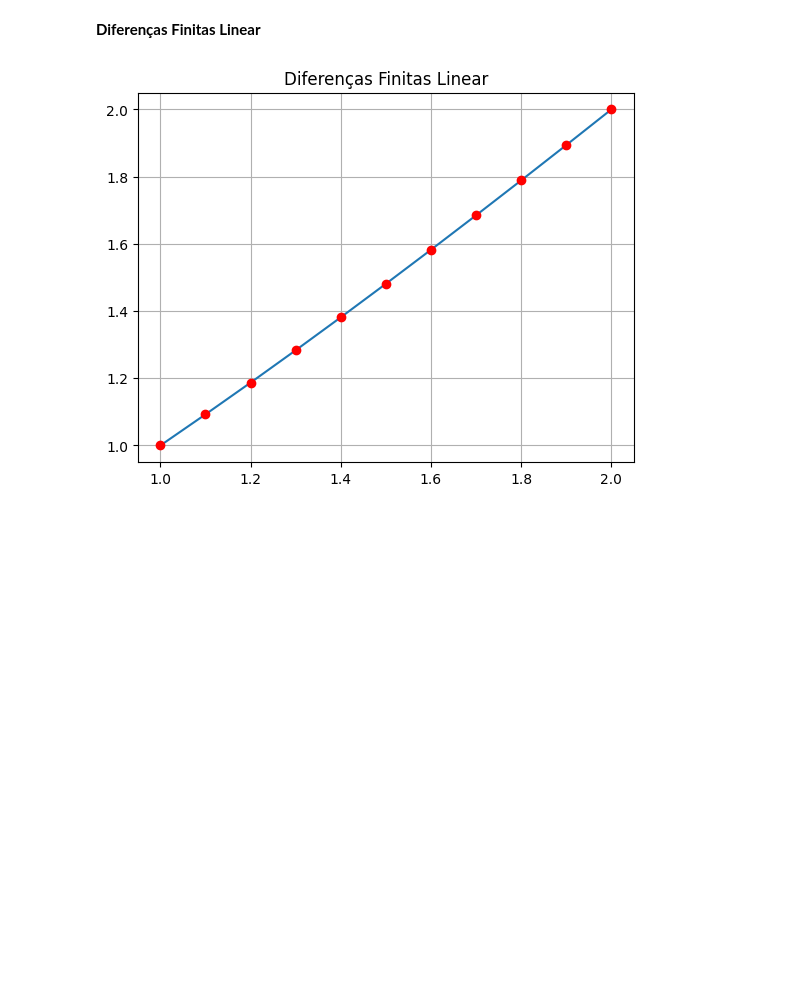
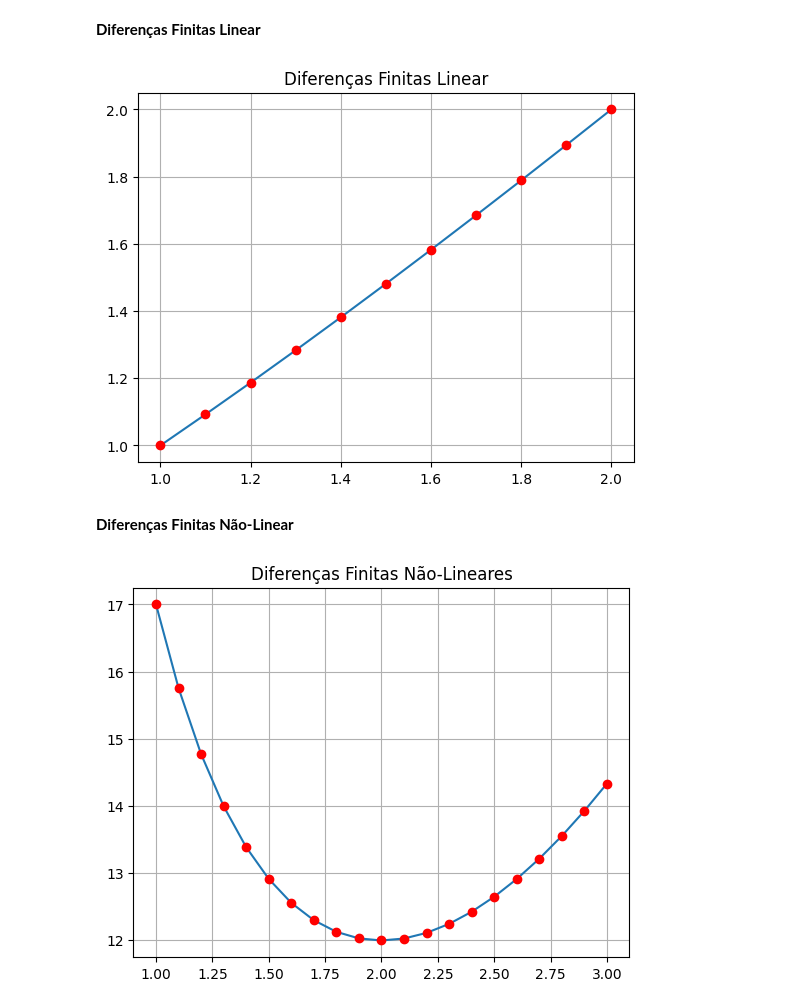
Before and after one commit to JonathanWNogueira/burden_numerical_analysis, a Jupyter notebook: 11.ipynb, the cells around one changed output. Saved outputs shown, nothing was run; the diff lists cells and outputs as text; code cells hidden in the pictures; blank space fills up the shorter version.

Commit message:
non-linear fdm

```diff
--- a/11.ipynb
+++ b/11.ipynb
@@ -71,12 +72,10 @@ def linear_shooting(a, b, alpha, beta, p, q, r, N = 10):
 
     return x, w1, w2
 
-a = 1.0
-b = 2.0
-y0 = 1
-dy0 = 2
+a ,b = 1, 2
+ya, yb = 1, 2
 
-x, w1, w2 = linear_shooting(a, b, y0, dy0, p, q, r)
+x, w1, w2 = linear_shooting(a, b, ya, yb, p, q, r)
 
 plt.title("Shooting Linear")
 plt.plot(x, w1, label = 'f')
@@ -174,7 +172,7 @@ plt.show()
 # %% [markdown]
 **Diferenças Finitas Linear**
 # %%
-def linear_finite_dif(a, b, alpha, beta, N = 9):
+def linear_finite_dif(a, b, alpha, beta, p, q, r, N = 9):
     h = (b - a) / (N + 1)
 
     A = np.zeros(N+1)
@@ -230,7 +228,7 @@ def linear_finite_dif(a, b, alpha, beta, N = 9):
 a, b = 1, 2
 ya, yb = 1, 2
 
-x, w = linear_finite_dif(a, b, ya, yb)
+x, w = linear_finite_dif(a, b, ya, yb, p, q, r)
 
 plt.title("Diferenças Finitas Linear")
 plt.plot(x, w)
@@ -239,3 +237,65 @@ plt.grid()
 plt.show()
 # %% [output]
 [figure]
+# %% [markdown]
+**Diferenças Finitas Não-Linear**
+# %%
+def non_linear_finite_dif_diagonal(f, a, b, alpha, beta, e=1e-5, N=19, max_i=100):
+    h = (b - a) / (N + 1)
+
+    w = np.zeros(N + 2)
+    w[0] = alpha
+    w[N + 1] = beta
+
+    for i in range(1, N + 1):
+        w[i] = alpha + i * h * (beta - alpha) / (b - a)
+
+    k = 1
+    while k <= max_i:
+        A = np.zeros((N, N))
+        d = np.zeros(N)
+
+        x = a + h
+        t = (w[2] - alpha) / (2 * h)
+        A[0, 0] = 2 + (h ** 2) * f(x, w[1], t)
+        A[0, 1] = -1
+        d[0] = -(2 * w[1] - w[2] - alpha + (h**2) * f(x, w[1], t))
+
+        for i in range(1, N - 1):
+            x = a + (i + 1) * h
+            t = (w[i + 2] - w[i]) / (2 * h)
+            A[i, i - 1] = -1
+            A[i, i] = 2 + h ** 2 * f(x, w[i + 1], t)
+            A[i, i + 1] = -1
+            d[i] = -(2 * w[i + 1] - w[i + 2] - w[i] + (h**2) * f(x, w[i + 1], t))
+
+        x = b - h
+        t = (beta - w[N - 1]) / (2 * h)
+        A[N - 1, N - 2] = -1
+        A[N - 1, N - 1] = 2 + (h**2) * f(x, w[N], t)
+        d[N - 1] = -(2 * w[N] - w[N - 1] - beta + (h**2) * f(x, w[N], t))
+
+        v = np.linalg.solve(A, d)
+
+        for i in range(1, N + 1):
+            w[i] += v[i - 1]
+
+        if np.linalg.norm(v) <= e: break
+
+        k += 1
+
+    x_vals = np.linspace(a, b, N + 2)
+    return x_vals, w
+
+a, b = 1, 3
+ya, yb = 17, 43 / 3
+
+x, w = non_linear_finite_dif_diagonal(f, a, b, ya, yb)
+
+plt.title("Diferenças Finitas Não-Lineares")
+plt.plot(x, w)
+plt.plot(x, w, 'ro')
+plt.grid()
+plt.show()
+# %% [output]
+[figure, added]
```
Also changed, not shown: parts of 2 cells of this notebook.
